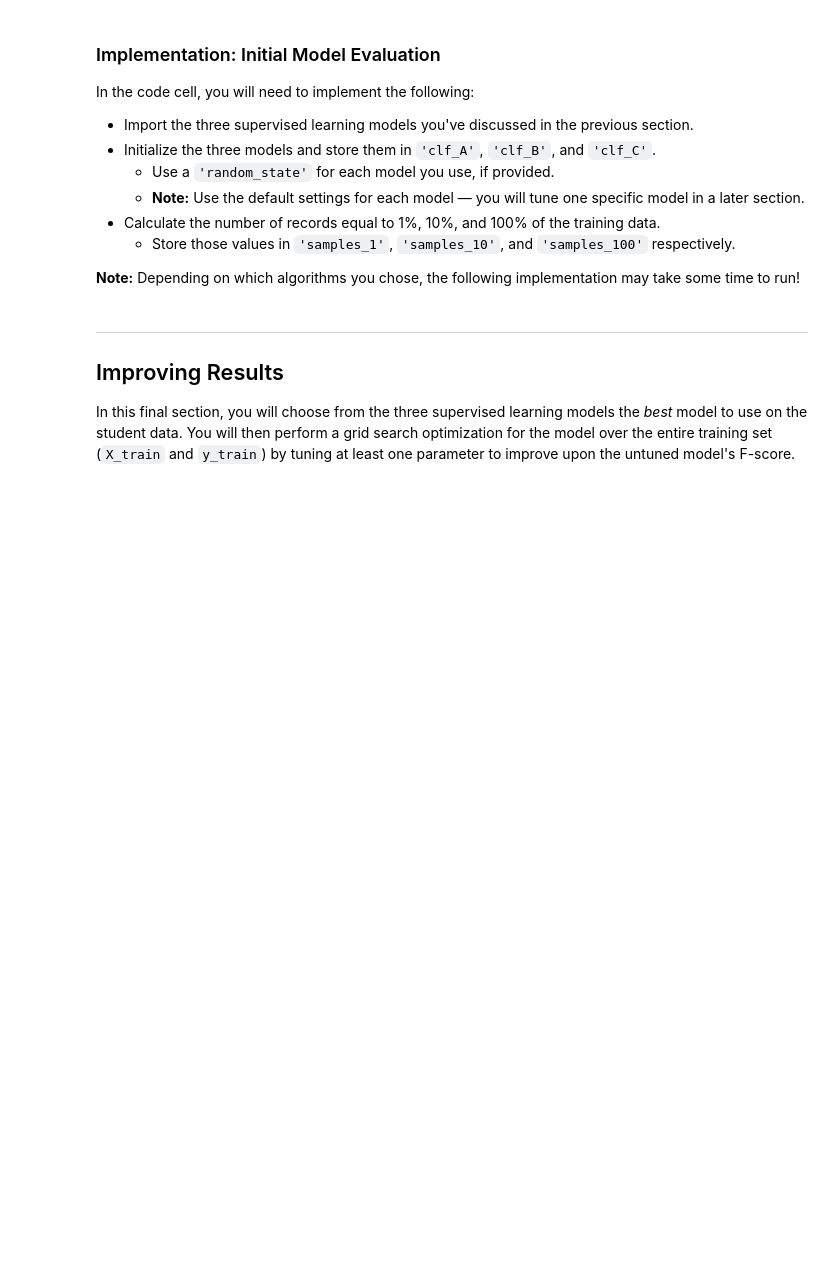
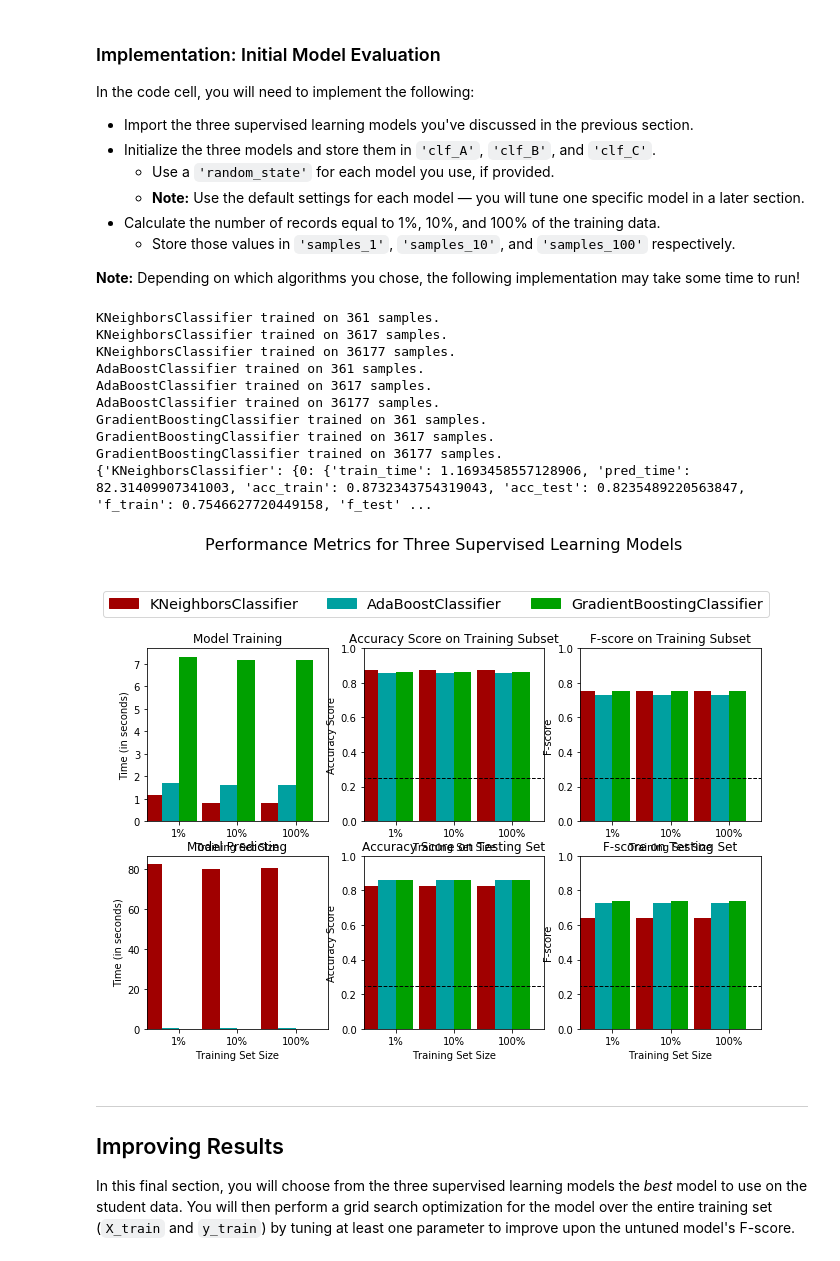
Before and after one commit to revolutionisme/DSND_Term1, a Jupyter notebook: projects/p1_charityml/finding_donors.ipynb, the cells around one changed output. Saved outputs shown, nothing was run; the diff lists cells and outputs as text; code cells hidden in the pictures; blank space fills up the shorter version.

Commit message:
add classifiers and train on them

```diff
--- a/projects/p1_charityml/finding_donors.ipynb
+++ b/projects/p1_charityml/finding_donors.ipynb
@@ -288,6 +297,7 @@ In the code block below, you will need to implement the following:
    - Make sure that you set the `beta` parameter!
 # %%
 # TODO: Import two metrics from sklearn - fbeta_score and accuracy_score
+from sklearn.metrics import fbeta_score, accuracy_score
 
 def train_predict(learner, sample_size, X_train, y_train, X_test, y_test):
     '''
@@ -304,33 +314,33 @@ def train_predict(learner, sample_size, X_train, y_train, X_test, y_test):
 
     # TODO: Fit the learner to the training data using slicing with 'sample_size' using .fit(training_features[:], training_labels[:])
     start = time() # Get start time
-    learner = None
+    learner = learner.fit(X=X_train[:], y=y_train[:])
     end = time() # Get end time
 
     # TODO: Calculate the training time
-    results['train_time'] = None
+    results['train_time'] = end - start
 
     # TODO: Get the predictions on the test set(X_test),
     #       then get predictions on the first 300 training samples(X_train) using .predict()
     start = time() # Get start time
-    predictions_test = None
-    predictions_train = None
+    predictions_test = learner.predict(X_test)
+    predictions_train = learner.predict(X_train)
     end = time() # Get end time
 
     # TODO: Calculate the total prediction time
-    results['pred_time'] = None
+    results['pred_time'] = end - start
 
     # TODO: Compute accuracy on the first 300 training samples which is y_train[:300]
-    results['acc_train'] = None
+    results['acc_train'] = accuracy_score(y_true=y_train, y_pred=predictions_train)
 
     # TODO: Compute accuracy on test set using accuracy_score()
-    results['acc_test'] = None
+    results['acc_test'] = accuracy_score(y_true=y_test, y_pred=predictions_test)
 
     # TODO: Compute F-score on the the first 300 training samples using fbeta_score()
-    results['f_train'] = None
+    results['f_train'] = fbeta_score(y_true=y_train, y_pred=predictions_train, beta=0.5)
 
     # TODO: Compute F-score on the test set which is y_test
-    results['f_test'] = None
+    results['f_test'] = fbeta_score(y_true=y_test, y_pred=predictions_test, beta=0.5)
 
     # Success
     print("{} trained on {} samples.".format(learner.__class__.__name__, sample_size))
@@ -350,31 +360,53 @@ In the code cell, you will need to implement the following:
 **Note:** Depending on which algorithms you chose, the following implementation may take some time to run!
 # %%
 # TODO: Import the three supervised learning models from sklearn
+from sklearn.ensemble import RandomForestClassifier
+from sklearn.neighbors import KNeighborsClassifier
+from sklearn.svm import SVC
+from sklearn.tree import DecisionTreeClassifier
+from sklearn.ensemble import AdaBoostClassifier, BaggingClassifier, GradientBoostingClassifier
+from sklearn.linear_model import SGDClassifier, LogisticRegression
+
 
 # TODO: Initialize the three models
-clf_A = None
-clf_B = None
-clf_C = None
+clf_A = KNeighborsClassifier()
+clf_B = AdaBoostClassifier()
+clf_C = GradientBoostingClassifier()
+clf_D = BaggingClassifier()
 
+clf_list = [clf_A,clf_B, clf_C]
 # TODO: Calculate the number of samples for 1%, 10%, and 100% of the training data
 # HINT: samples_100 is the entire training set i.e. len(y_train)
 # HINT: samples_10 is 10% of samples_100 (ensure to set the count of the values to be `int` and not `float`)
 # HINT: samples_1 is 1% of samples_100 (ensure to set the count of the values to be `int` and not `float`)
-samples_100 = None
-samples_10 = None
-samples_1 = None
+samples_100 = len(y_train)
+samples_10 = int(0.1 * samples_100)
+samples_1 = int(0.01 * samples_100)
 
 # Collect results on the learners
 results = {}
-for clf in [clf_A, clf_B, clf_C]:
+for clf in clf_list:
     clf_name = clf.__class__.__name__
     results[clf_name] = {}
     for i, samples in enumerate([samples_1, samples_10, samples_100]):
         results[clf_name][i] = \
         train_predict(clf, samples, X_train, y_train, X_test, y_test)
 
+print(results)
 # Run metrics visualization for the three supervised learning models chosen
 vs.evaluate(results, accuracy, fscore)
+# %% [output]
+KNeighborsClassifier trained on 361 samples.
+KNeighborsClassifier trained on 3617 samples.
+KNeighborsClassifier trained on 36177 samples.
+AdaBoostClassifier trained on 361 samples.
+AdaBoostClassifier trained on 3617 samples.
+AdaBoostClassifier trained on 36177 samples.
+GradientBoostingClassifier trained on 361 samples.
+GradientBoostingClassifier trained on 3617 samples.
+GradientBoostingClassifier trained on 36177 samples.
+{'KNeighborsClassifier': {0: {'train_time': 1.1693458557128906, 'pred_time': 82.31409907341003, 'acc_train': 0.8732343754319043, 'acc_test': 0.8235489220563847, 'f_train': 0.7546627720449158, 'f_test' ...
+[figure, added]
 # %% [markdown]
 ----
 ## Improving Results
```
Also changed, not shown: parts of 6 cells of this notebook.
